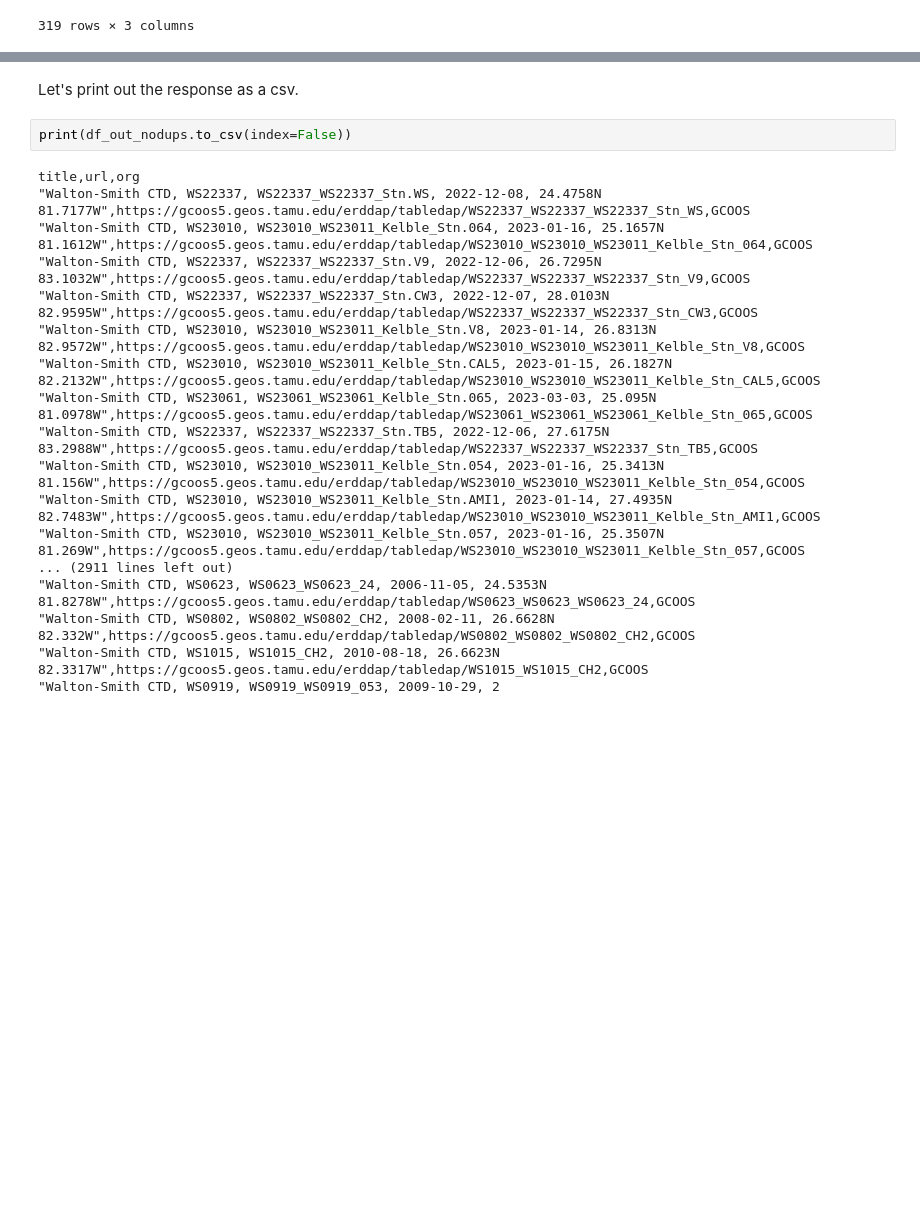
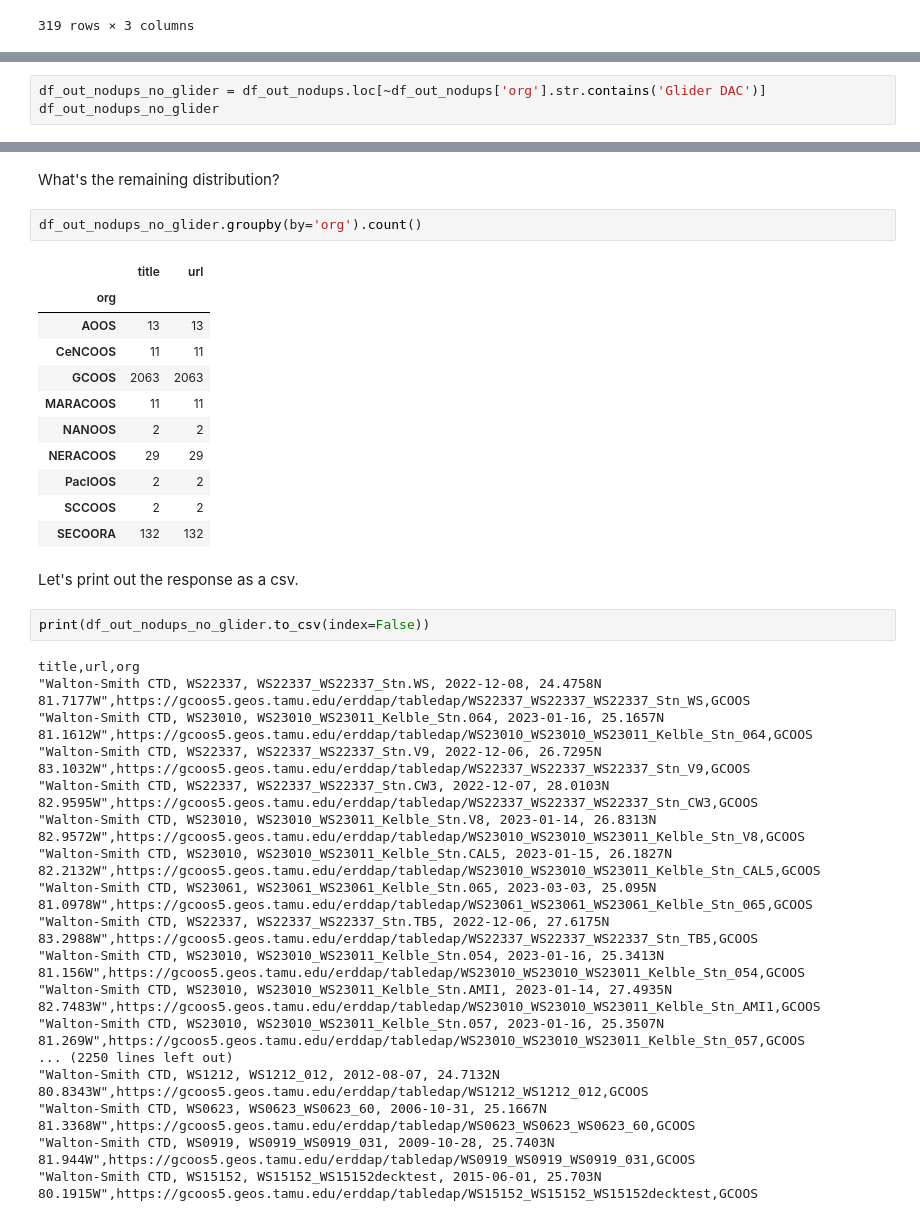
Before and after one commit to MathewBiddle/sandbox, a Jupyter notebook: notebooks/CKAN_API_Query.ipynb, the cells around one changed output, grey strips where cells are left out. Drawn from its saved outputs; the diff is of its cells as text; blank space fills up the shorter version.

Commit message:
removing gliders from response

```diff
--- a/notebooks/CKAN_API_Query.ipynb
+++ b/notebooks/CKAN_API_Query.ipynb
@@ -219,0 +222,3 @@ df_out_nodups.loc[~df_out_nodups['url'].str.contains('erddap')]
+# %%
+df_out_nodups_no_glider = df_out_nodups.loc[~df_out_nodups['org'].str.contains('Glider DAC')]
+df_out_nodups_no_glider
@@ -220,7 +239,23 @@ df_out_nodups.loc[~df_out_nodups['url'].str.contains('erddap')]
+# %% [markdown]
+What's the remaining distribution?
+# %%
+df_out_nodups_no_glider.groupby(by='org').count()
+# %% [output]
+|  | title | url |
+| org |  |  |
+| AOOS | 13 | 13 |
+| CeNCOOS | 11 | 11 |
+| GCOOS | 2063 | 2063 |
+| MARACOOS | 11 | 11 |
+| NANOOS | 2 | 2 |
+| NERACOOS | 29 | 29 |
+| PacIOOS | 2 | 2 |
+| SCCOOS | 2 | 2 |
+| SECOORA | 132 | 132 |
 # %% [markdown]
 Let's print out the response as a csv.
 # %%
-print(df_out_nodups.to_csv(index=False))
+print(df_out_nodups_no_glider.to_csv(index=False))
 # %% [output]
 title,url,org
 "Walton-Smith CTD, WS22337, WS22337_WS22337_Stn.WS, 2022-12-08, 24.4758N 81.7177W",https://gcoos5.geos.tamu.edu/erddap/tabledap/WS22337_WS22337_WS22337_Stn_WS,GCOOS
@@ -234,8 +269,8 @@ title,url,org
 "Walton-Smith CTD, WS23010, WS23010_WS23011_Kelble_Stn.054, 2023-01-16, 25.3413N 81.156W",https://gcoos5.geos.tamu.edu/erddap/tabledap/WS23010_WS23010_WS23011_Kelble_Stn_054,GCOOS
 "Walton-Smith CTD, WS23010, WS23010_WS23011_Kelble_Stn.AMI1, 2023-01-14, 27.4935N 82.7483W",https://gcoos5.geos.tamu.edu/erddap/tabledap/WS23010_WS23010_WS23011_Kelble_Stn_AMI1,GCOOS
 "Walton-Smith CTD, WS23010, WS23010_WS23011_Kelble_Stn.057, 2023-01-16, 25.3507N 81.269W",https://gcoos5.geos.tamu.edu/erddap/tabledap/WS23010_WS23010_WS23011_Kelble_Stn_057,GCOOS
-... (2911 lines left out)
-"Walton-Smith CTD, WS0623, WS0623_WS0623_24, 2006-11-05, 24.5353N 81.8278W",https://gcoos5.geos.tamu.edu/erddap/tabledap/WS0623_WS0623_WS0623_24,GCOOS
-"Walton-Smith CTD, WS0802, WS0802_WS0802_CH2, 2008-02-11, 26.6628N 82.332W",https://gcoos5.geos.tamu.edu/erddap/tabledap/WS0802_WS0802_WS0802_CH2,GCOOS
-"Walton-Smith CTD, WS1015, WS1015_CH2, 2010-08-18, 26.6623N 82.3317W",https://gcoos5.geos.tamu.edu/erddap/tabledap/WS1015_WS1015_CH2,GCOOS
-"Walton-Smith CTD, WS0919, WS0919_WS0919_053, 2009-10-29, 2
+... (2250 lines left out)
+"Walton-Smith CTD, WS1212, WS1212_012, 2012-08-07, 24.7132N 80.8343W",https://gcoos5.geos.tamu.edu/erddap/tabledap/WS1212_WS1212_012,GCOOS
+"Walton-Smith CTD, WS0623, WS0623_WS0623_60, 2006-10-31, 25.1667N 81.3368W",https://gcoos5.geos.tamu.edu/erddap/tabledap/WS0623_WS0623_WS0623_60,GCOOS
+"Walton-Smith CTD, WS0919, WS0919_WS0919_031, 2009-10-28, 25.7403N 81.944W",https://gcoos5.geos.tamu.edu/erddap/tabledap/WS0919_WS0919_WS0919_031,GCOOS
+"Walton-Smith CTD, WS15152, WS15152_WS15152decktest, 2015-06-01, 25.703N 80.1915W",https://gcoos5.geos.tamu.edu/erddap/tabledap/WS15152_WS15152_WS15152decktest,GCOOS
```
Also changed, not shown: parts of 2 cells of this notebook.
